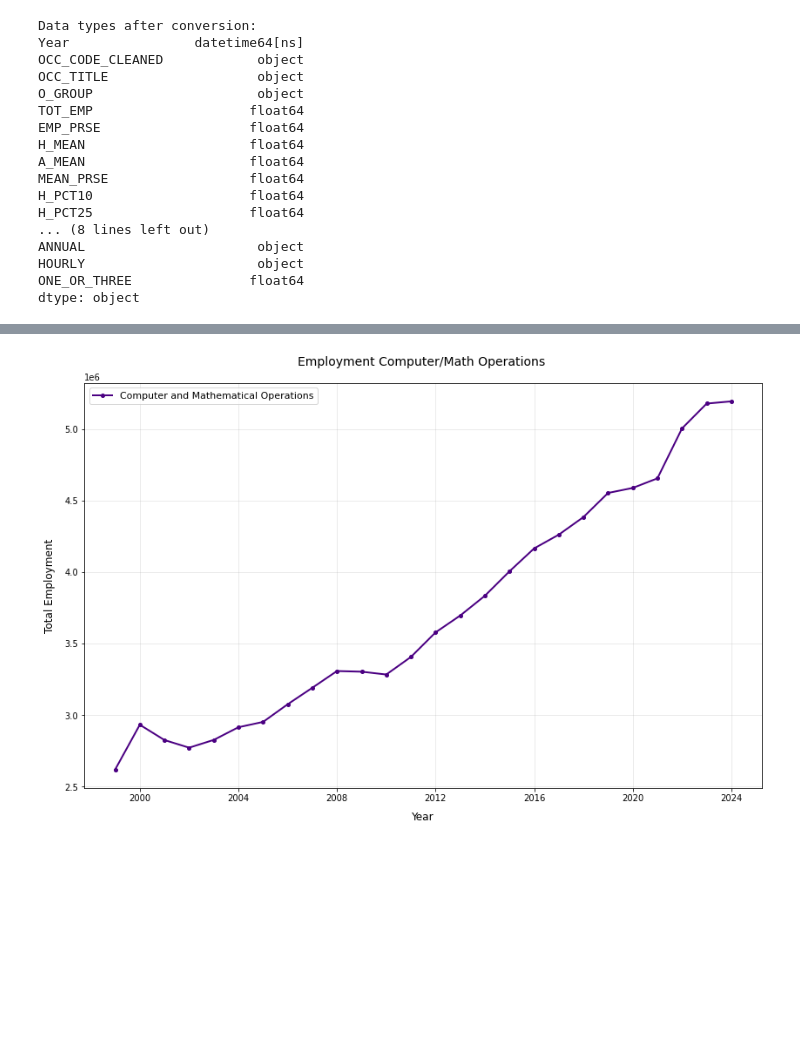
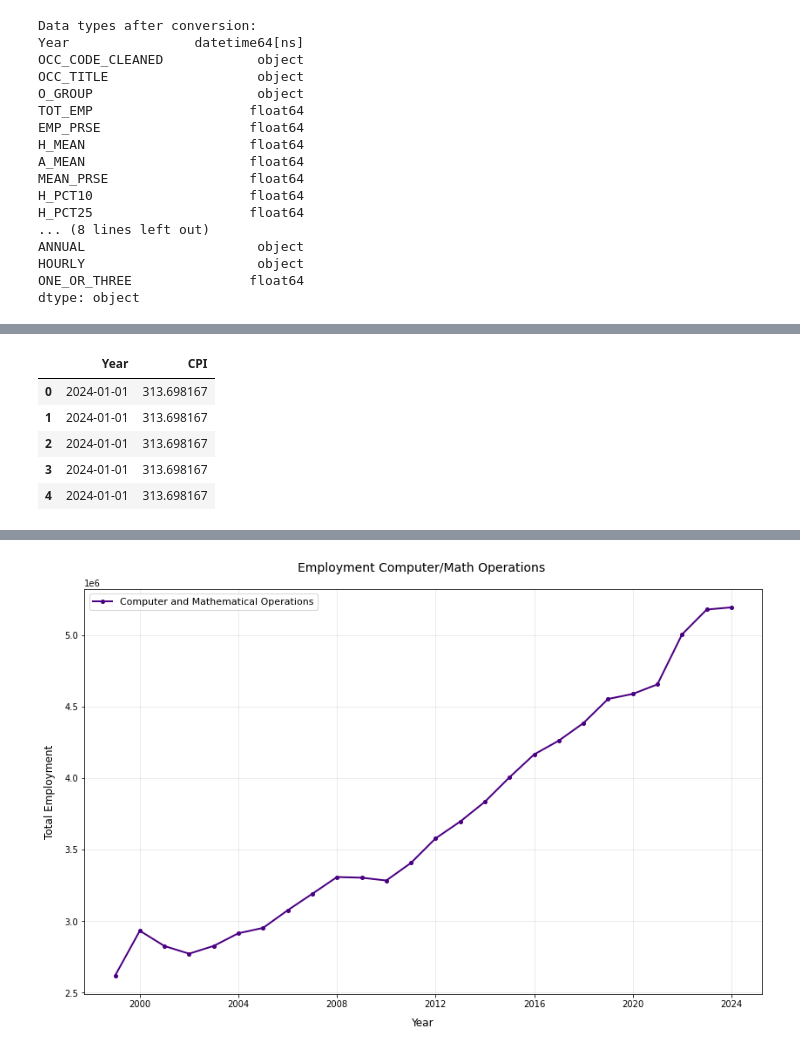
Before and after one commit to charlotteprior/analytics-applications-sp2026-final, a Jupyter notebook: national_employment_eda.ipynb, the cells around one changed output, grey strips where cells are left out. Saved outputs shown, nothing was run; the diff lists cells and outputs as text; code cells hidden in the pictures; blank space fills up the shorter version.

```diff
--- a/national_employment_eda.ipynb
+++ b/national_employment_eda.ipynb
@@ -174,0 +220,15 @@ dtype: object
+# %%
+# left join CPI annual index into main df by Year
+cpi_join = cpi_df[['Year', 'Annual']].rename(columns={'Annual': 'CPI'})
+
+df = df.merge(cpi_join, on='Year', how='left')
+
+# verify
+df[['Year', 'CPI']].head()
+# %% [output]
+|  | Year | CPI |
+| 0 | 2024-01-01 | 313.698167 |
+| 1 | 2024-01-01 | 313.698167 |
+| 2 | 2024-01-01 | 313.698167 |
+| 3 | 2024-01-01 | 313.698167 |
+| 4 | 2024-01-01 | 313.698167 |
```
Also changed, not shown: parts of 18 cells of this notebook, 1 other file.
